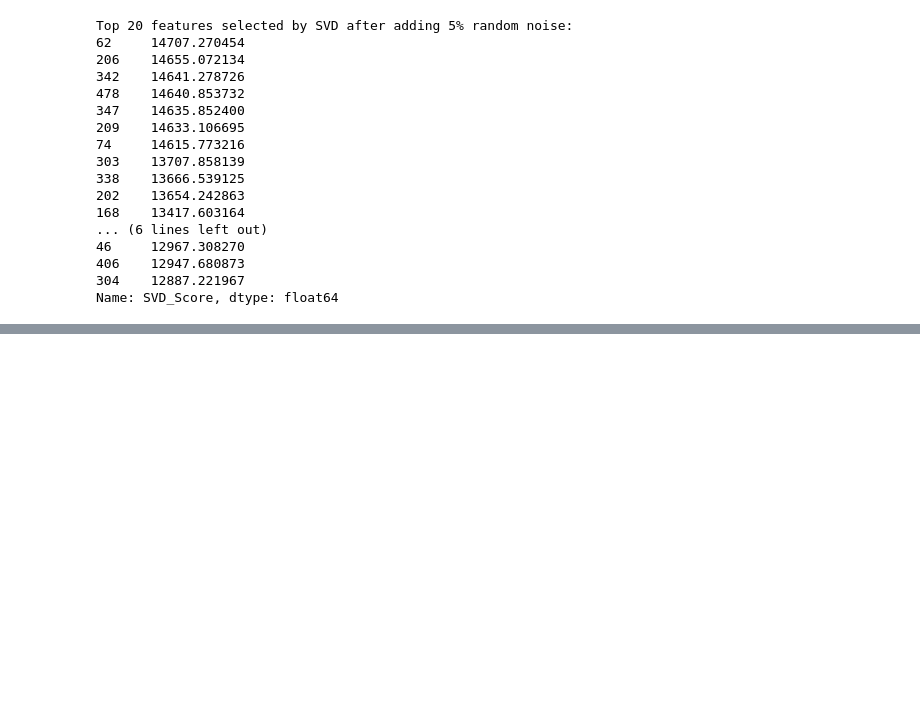
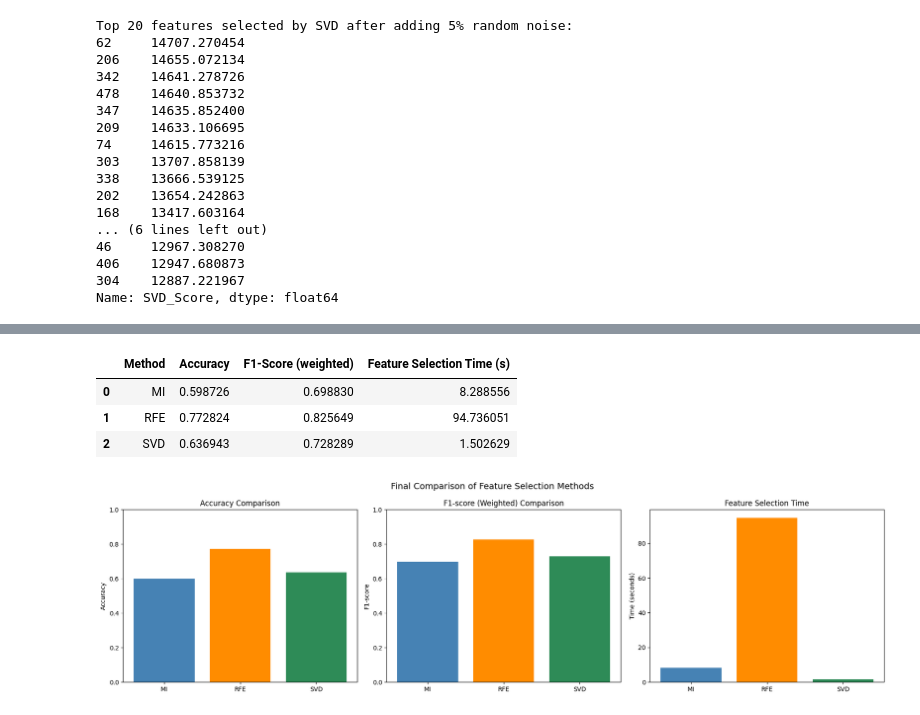
Before and after one commit to parmidamardi/CDM_TA_5, a Jupyter notebook: CDM_TA_5.ipynb, the cells around one changed output, grey strips where cells are left out. Drawn from its saved outputs; the diff is of its cells as text; code cells hidden in the pictures; blank space fills up the shorter version.

```diff
--- a/CDM_TA_5.ipynb
+++ b/CDM_TA_5.ipynb
@@ -424,0 +476,65 @@ stability_df
+# %%
+logreg.fit(X_rfe_tr, y_tr)
+y_pred_rfe = logreg.predict(X_rfe_te)
+
+acc_rfe = accuracy_score(y_te, y_pred_rfe)
+f1_rfe = f1_score(y_te, y_pred_rfe, average="weighted")
+# %%
+logreg.fit(X_svd_tr, y_tr)
+y_pred_svd = logreg.predict(X_svd_te)
+
+acc_svd = accuracy_score(y_te, y_pred_svd)
+f1_svd = f1_score(y_te, y_pred_svd, average="weighted")
+# %%
+final_results = pd.DataFrame({
+    "Method": ["MI", "RFE", "SVD"],
+    "Accuracy": [acc_mi, acc_rfe, acc_svd],
+    "F1-Score (weighted)": [f1_mi, f1_rfe, f1_svd],
+    "Feature Selection Time (s)": [mi_time, rfe_time, svd_time]
+})
+# %%
+final_results
+# %% [output]
+|  | Method | Accuracy | F1-Score (weighted) | Feature Selection Time (s) |
+| 0 | MI | 0.598726 | 0.698830 | 8.288556 |
+| 1 | RFE | 0.772824 | 0.825649 | 94.736051 |
+| 2 | SVD | 0.636943 | 0.728289 | 1.502629 |
+# %%
+import matplotlib.pyplot as plt
+import numpy as np
+
+methods = final_results["Method"]
+
+fig, axes = plt.subplots(1, 3, figsize=(18, 5))
+
+axes[0].bar(
+    methods,
+    final_results["Accuracy"],
+    color=["steelblue", "darkorange", "seagreen"]
+)
+axes[0].set_title("Accuracy Comparison")
+axes[0].set_ylabel("Accuracy")
+axes[0].set_ylim(0, 1)
+
+axes[1].bar(
+    methods,
+    final_results["F1-Score (weighted)"],
+    color=["steelblue", "darkorange", "seagreen"]
+)
+axes[1].set_title("F1-score (Weighted) Comparison")
+axes[1].set_ylabel("F1-score")
+axes[1].set_ylim(0, 1)
+
+axes[2].bar(
+    methods,
+    final_results["Feature Selection Time (s)"],
+    color=["steelblue", "darkorange", "seagreen"]
+)
+axes[2].set_title("Feature Selection Time")
+axes[2].set_ylabel("Time (seconds)")
+
+plt.suptitle("Final Comparison of Feature Selection Methods", fontsize=14)
+plt.tight_layout()
+plt.show()
+# %% [output]
+[figure, added]
```
Also changed, not shown: parts of 19 cells of this notebook.
